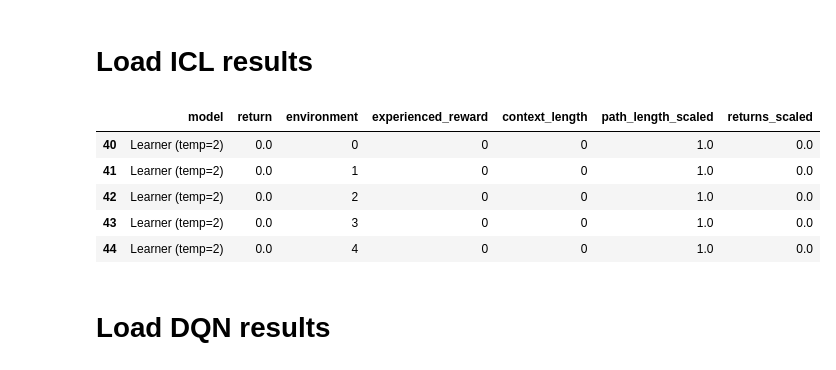
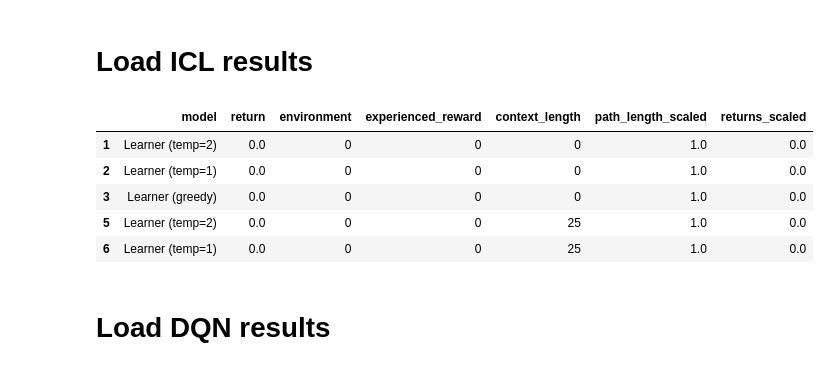
Before and after one commit to chingf/icl-maze, a Jupyter notebook: notebooks/02_plot_by_reward_and_context.ipynb, the cells around one changed output. Cells and saved outputs as stored; diff of their text form; code cells hidden in the pictures.

```diff
--- a/notebooks/02_plot_by_reward_and_context.ipynb
+++ b/notebooks/02_plot_by_reward_and_context.ipynb
@@ -12,22 +13,22 @@ import configs
 engram_dir = "/n/holylfs06/LABS/krajan_lab/Lab/cfang/icl-maze/"
 wandb_project = "cntree"
 env_name = "cntree_layers7_bprob0.9_corr0.25_state_dim10_envs300000_H800_explore"
-#model_name = "transformer_end_query_embd512_layer4_head4_lr1e-05_drop0_batch256"
-model_name = "transformer_end_query_embd512_layer3_head4_lr0.0001_drop0_batch256"
+model_name = "transformer_end_query_embd512_layer3_head4_lr0.0001_drop0.2_batch256"
+#model_name = "transformer_end_query_embd512_layer3_head4_lr0.0001_drop0_batch256"
 model_path = os.path.join(engram_dir, wandb_project, env_name, "models", model_name)
-path_to_pkl = os.path.join(model_path, 'eval_results.pkl')
+path_to_pkl = os.path.join(model_path, 'eval_results_offline.pkl')
 # %%
 with open(path_to_pkl, "rb") as f:
     data = pickle.load(f)
-df = pd.DataFrame(data)
-df.head()
+metarl_df = pd.DataFrame(data)
+metarl_df.head()
 # %% [output]
 |  | model | return | environment | experienced_reward | context_length | path_length_scaled | returns_scaled |
-| 40 | Learner (temp=2) | 0.0 | 0 | 0 | 0 | 1.0 | 0.0 |
-| 41 | Learner (temp=2) | 0.0 | 1 | 0 | 0 | 1.0 | 0.0 |
-| 42 | Learner (temp=2) | 0.0 | 2 | 0 | 0 | 1.0 | 0.0 |
-| 43 | Learner (temp=2) | 0.0 | 3 | 0 | 0 | 1.0 | 0.0 |
-| 44 | Learner (temp=2) | 0.0 | 4 | 0 | 0 | 1.0 | 0.0 |
+| 1 | Learner (temp=2) | 0.0 | 0 | 0 | 0 | 1.0 | 0.0 |
+| 2 | Learner (temp=1) | 0.0 | 0 | 0 | 0 | 1.0 | 0.0 |
+| 3 | Learner (greedy) | 0.0 | 0 | 0 | 0 | 1.0 | 0.0 |
+| 5 | Learner (temp=2) | 0.0 | 0 | 0 | 25 | 1.0 | 0.0 |
+| 6 | Learner (temp=1) | 0.0 | 0 | 0 | 25 | 1.0 | 0.0 |
 # %% [markdown]
 # Load DQN results
 # %%
```
Also changed, not shown: parts of 12 cells of this notebook, 31 other files.
